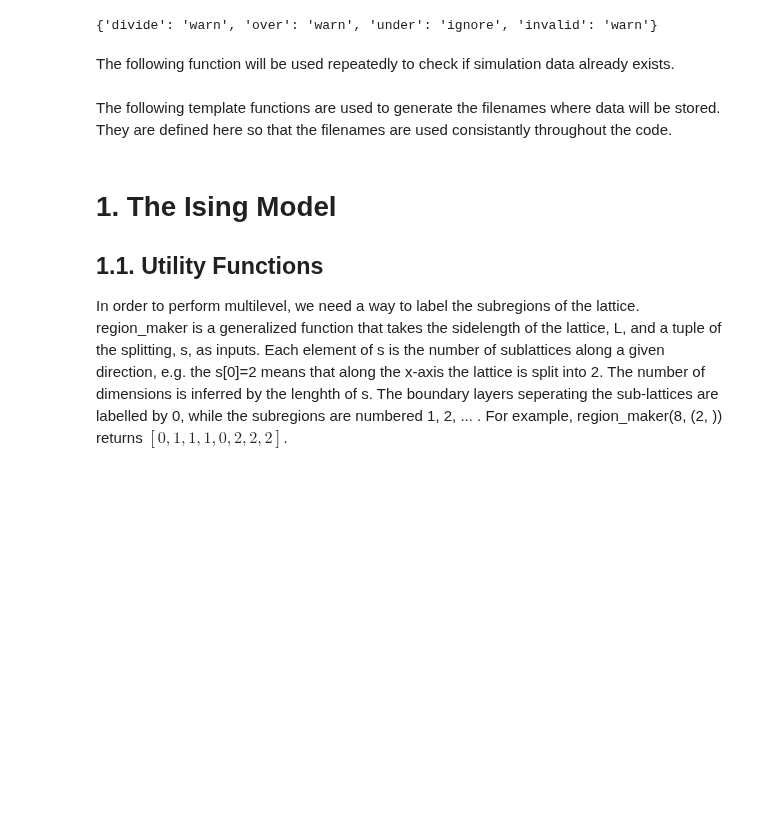
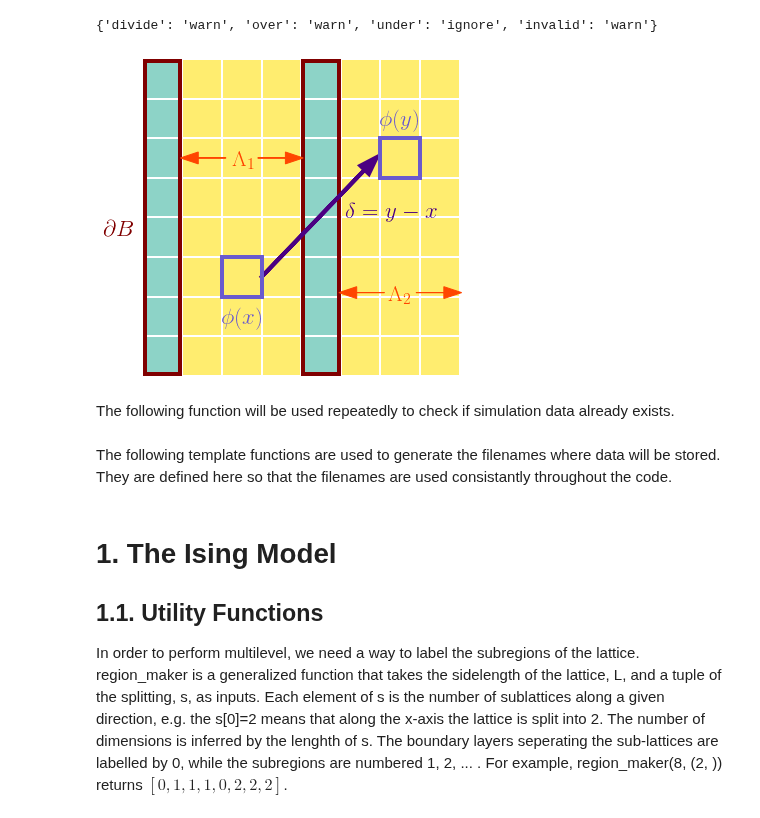
Before and after one commit to BenKMorley/Multilevel_notebook, a Jupyter notebook: Multilevel_Ising.ipynb, the cells around one changed output. Drawn from its saved outputs; the diff is of its cells as text; code cells hidden in the pictures; blank space fills up the shorter version.

Commit message:
Cut down version of code - no need for get_weights. Removed imports. Added diagram used in Lattice talk

```diff
--- a/Multilevel_Ising.ipynb
+++ b/Multilevel_Ising.ipynb
@@ -37,6 +37,66 @@ base_directory = "/mnt/drive1/Multilevel_data/"
 
 # The animation writer to use
 matplotlib.rcParams['animation.writer'] = 'ffmpeg'
+# %%
+grid = numpy.zeros((8, 8))
+grid[:, 0] = numpy.ones(8)
+grid[:, 4] = numpy.ones(8)
+grid = 1 - grid
+
+plt.imshow(grid, cmap='Set3')
+
+ax = plt.gca()
+ax.grid(color='w', linestyle='-', linewidth=2)
+ax.set_xticks(numpy.arange(-.5, 8, 1))
+ax.set_yticks(numpy.arange(-.5, 8, 1))
+
+for xlabel_i in ax.axes.get_xticklabels():
+    xlabel_i.set_visible(False)
+    xlabel_i.set_fontsize(0.0)
+for xlabel_i in ax.axes.get_yticklabels():
+    xlabel_i.set_fontsize(0.0)
+    xlabel_i.set_visible(False)
+for tick in ax.axes.get_xticklines():
+    tick.set_visible(False)
+for tick in ax.axes.get_yticklines():
+    tick.set_visible(False)
+
+ax.spines['top'].set_visible(False)
+ax.spines['right'].set_visible(False)
+ax.spines['bottom'].set_visible(False)
+ax.spines['left'].set_visible(False)
+
+x = plt.Rectangle((1.5, 4.5), 1, 1, color='slateblue', lw=4, zorder=100, fill=None)
+y = plt.Rectangle((5.5, 1.5), 1, 1, color='slateblue', lw=4, zorder=100, fill=None)
+plt.arrow(2.5, 5, 2.6, -2.7, lw=4, color='indigo', head_width=0.3, zorder=100)
+plt.text(4.6, 3.5, r'$ \delta = y - x $', color='indigo', fontsize=23)
+plt.text(1.5, 6.2, r'$ \phi (x) $', color='slateblue', fontsize=23)
+plt.text(5.5, 1.2, r'$ \phi (y) $', color='slateblue', fontsize=23)
+
+B1 = plt.Rectangle((-0.45, -0.45), 0.9, 7.9, color='maroon', lw=4, zorder=80, fill=None)
+B2 = plt.Rectangle((3.55, -0.45), 0.9, 7.9, color='maroon', lw=4, zorder=80, fill=None)
+plt.text(-1.5, 4, r'$ \partial B $', color='maroon', fontsize=23)
+
+plt.text(1.75, 2.2, r'$ \Lambda_1 $', color='orangered', fontsize=23)
+plt.arrow(2.4, 2, 0.7, 0, color='orangered', zorder=100, head_width=0.3)
+plt.arrow(1.6, 2, -0.7, 0, color='orangered', zorder=100, head_width=0.3)
+plt.text(5.7, 5.6, r'$ \Lambda_2 $', color='orangered', fontsize=23)
+plt.arrow(6.4, 5.4, 0.7, 0, color='orangered', zorder=100, head_width=0.3)
+plt.arrow(5.6, 5.4, -0.7, 0, color='orangered', zorder=100, head_width=0.3)
+
+
+ax.add_patch(x)
+ax.add_patch(y)
+ax.add_patch(B1)
+ax.add_patch(B2)
+
+fig = plt.gcf()
+fig.set_size_inches(6, 6)
+plt.savefig(f'{base_directory}graphs/multilevel_diagram.pdf')
+
+plt.show()
+# %% [output]
+[figure, added]
 # %% [markdown]
 The following function will be used repeatedly to check if simulation data already exists.
 # %%
```
Also changed, not shown: parts of 6 cells of this notebook, 3 other files.
